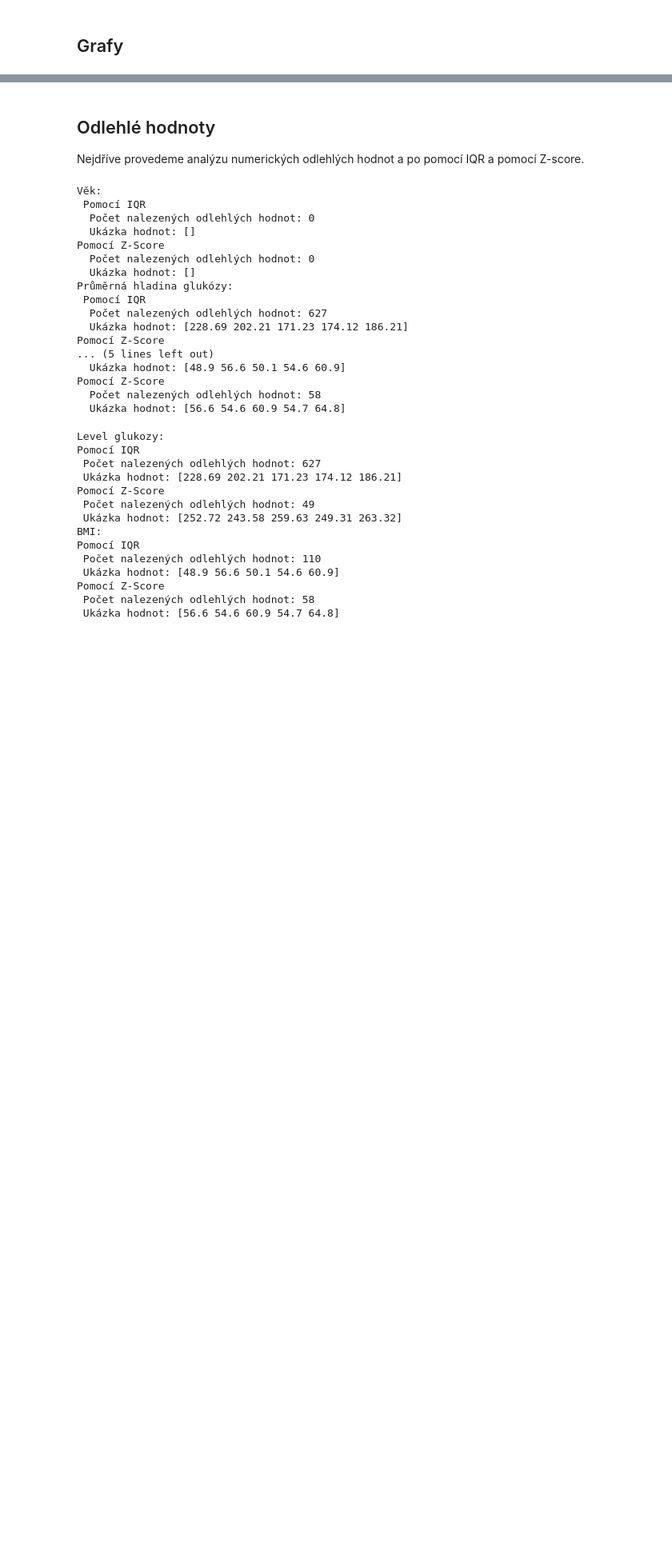
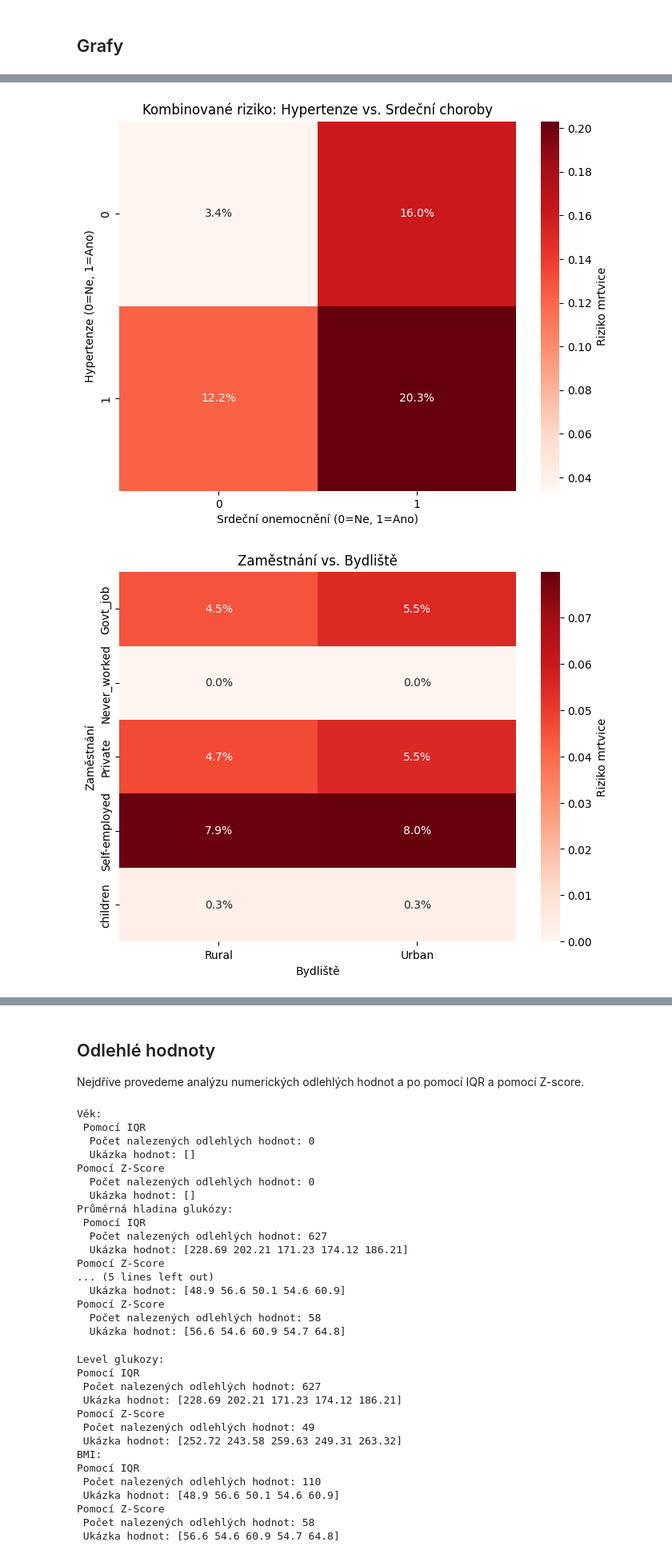
Before and after one commit to LukasKotoun/UPA, a Jupyter notebook: 3/analysis.ipynb, the cells around one changed output, grey strips where cells are left out. Shown at 80% size. Cells and saved outputs as stored; diff of their text form; code cells hidden in the pictures; blank space fills up the shorter version.

```diff
--- a/3/analysis.ipynb
+++ b/3/analysis.ipynb
@@ -100,0 +128,23 @@ for idx, attr in enumerate(categorical, start=3):
+# %%
+comorbidity_risk = pd.pivot_table(df, values='stroke', index='hypertension',
+                                  columns='heart_disease', aggfunc='mean')
+
+plt.figure(figsize=(8, 6))
+sns.heatmap(comorbidity_risk, annot=True, fmt=".1%", cmap='Reds', cbar_kws={'label': 'Riziko mrtvice'})
+plt.title('Kombinované riziko: Hypertenze vs. Srdeční choroby')
+plt.xlabel('Srdeční onemocnění (0=Ne, 1=Ano)')
+plt.ylabel('Hypertenze (0=Ne, 1=Ano)')
+plt.show()
+
+comorbidity_risk = pd.pivot_table(df, values='stroke', index='work_type',
+                                  columns='Residence_type', aggfunc='mean')
+
+plt.figure(figsize=(8, 6))
+sns.heatmap(comorbidity_risk, annot=True, fmt=".1%", cmap='Reds', cbar_kws={'label': 'Riziko mrtvice'})
+plt.title('Zaměstnání vs. Bydliště')
+plt.xlabel('Bydliště')
+plt.ylabel('Zaměstnání')
+plt.show()
+# %% [output]
+[figure, added]
+[figure, added]
```
Also changed, not shown: parts of 17 cells of this notebook.
